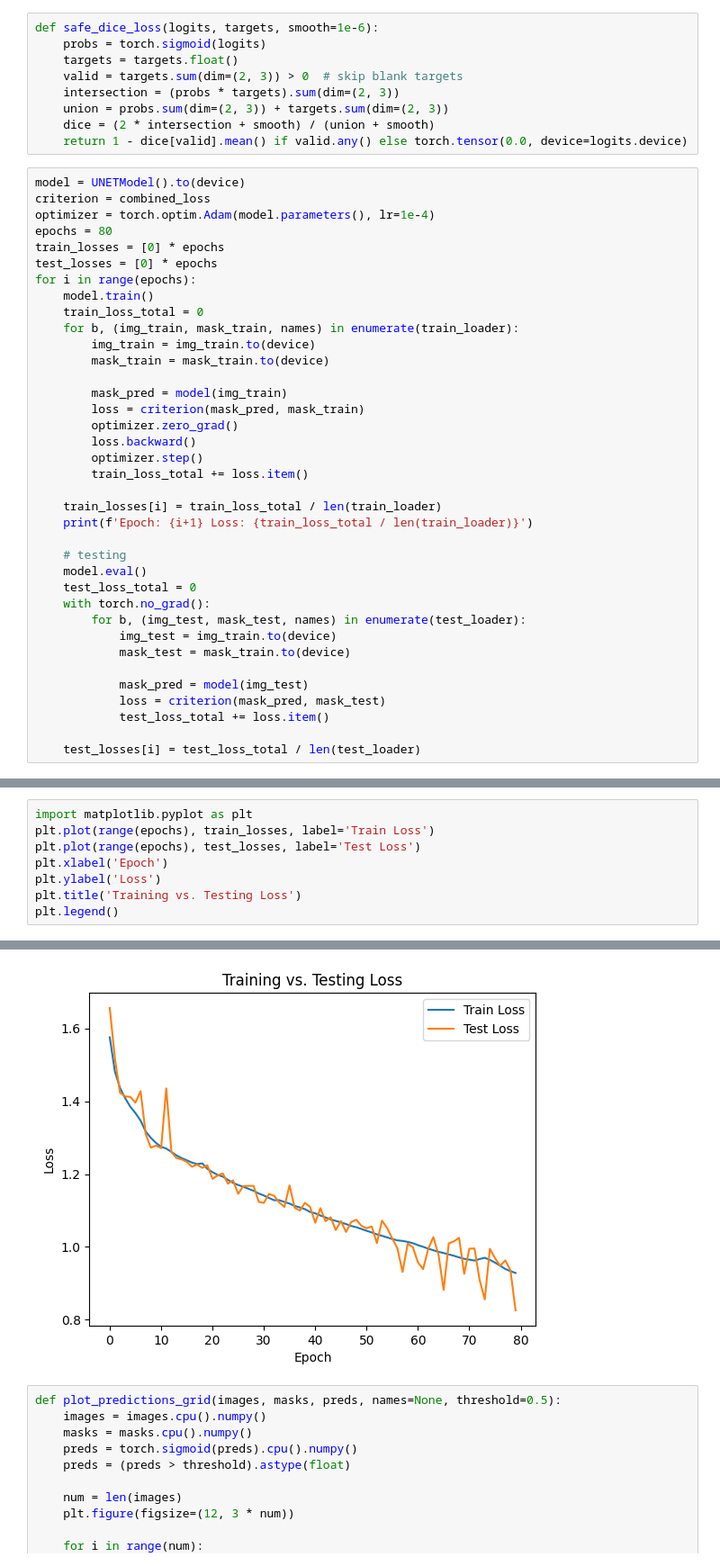
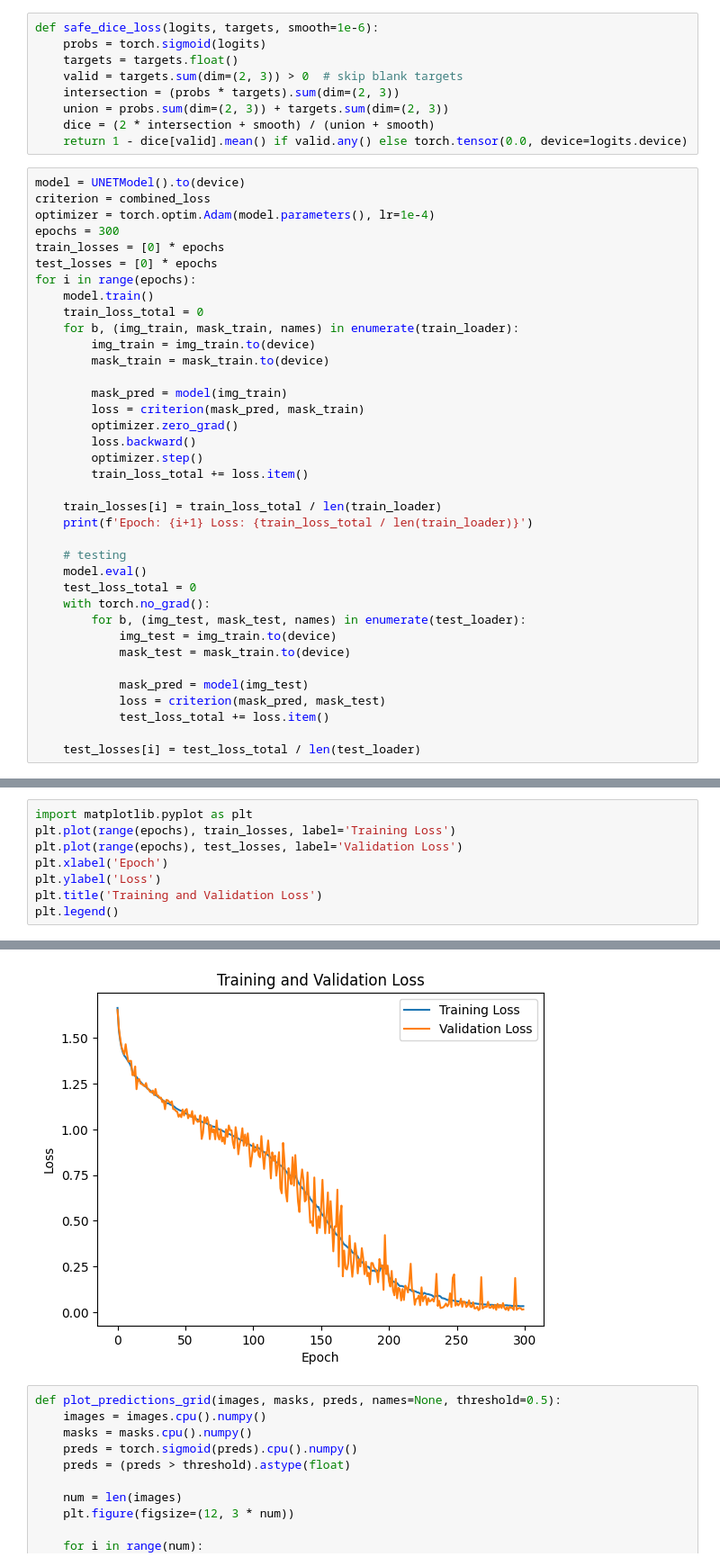
Before and after one commit to YazanBakdash/Tumor_Segment, a Jupyter notebook: unet.ipynb, the cells around one changed output, grey strips where cells are left out. Shown: that part at 90% size. Drawn from its saved outputs; the diff is of its cells as text.

Commit message:
300 epochs

```diff
--- a/unet.ipynb
+++ b/unet.ipynb
@@ -157,7 +157,7 @@ def safe_dice_loss(logits, targets, smooth=1e-6):
 model = UNETModel().to(device)
 criterion = combined_loss
 optimizer = torch.optim.Adam(model.parameters(), lr=1e-4)
-epochs = 80
+epochs = 300
 train_losses = [0] * epochs
 test_losses = [0] * epochs
 for i in range(epochs):
@@ -211,14 +211,14 @@ Epoch: 80 Loss: 0.9285519293376377
 # %%
 import matplotlib.pyplot as plt
-plt.plot(range(epochs), train_losses, label='Train Loss')
-plt.plot(range(epochs), test_losses, label='Test Loss')
+plt.plot(range(epochs), train_losses, label='Training Loss')
+plt.plot(range(epochs), test_losses, label='Validation Loss')
 plt.xlabel('Epoch')
 plt.ylabel('Loss')
-plt.title('Training vs. Testing Loss')
+plt.title('Training and Validation Loss')
 plt.legend()
 # %% [output]
 <matplotlib.legend.Legend at 0x...>
-[figure, old version]
+[figure, new version]
 # %%
 def plot_predictions_grid(images, masks, preds, names=None, threshold=0.5):
     images = images.cpu().numpy()
```
Also changed, not shown: parts of 5 cells of this notebook.
